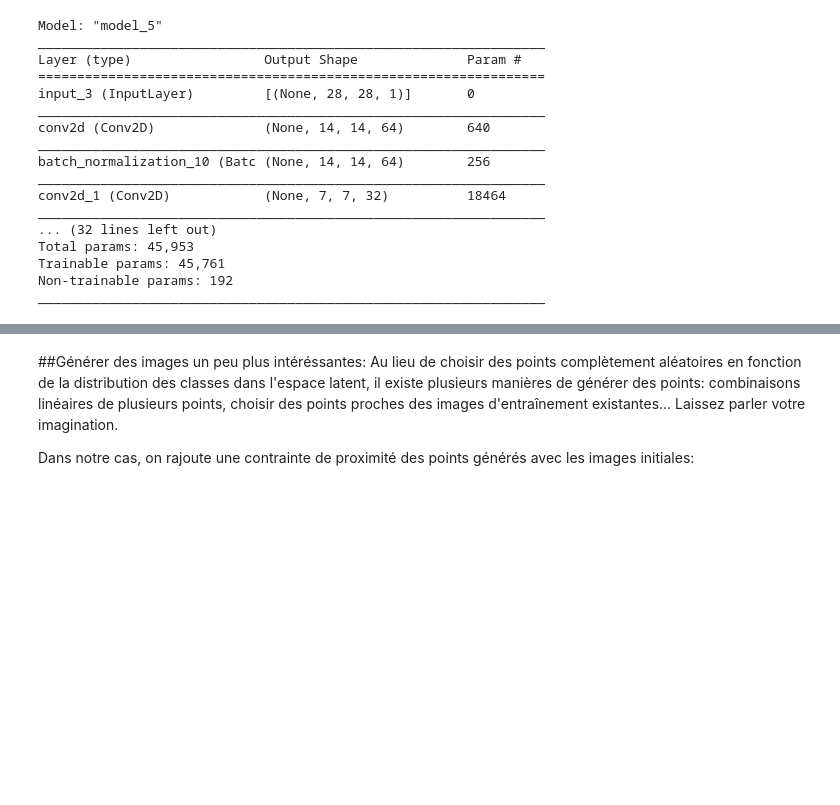
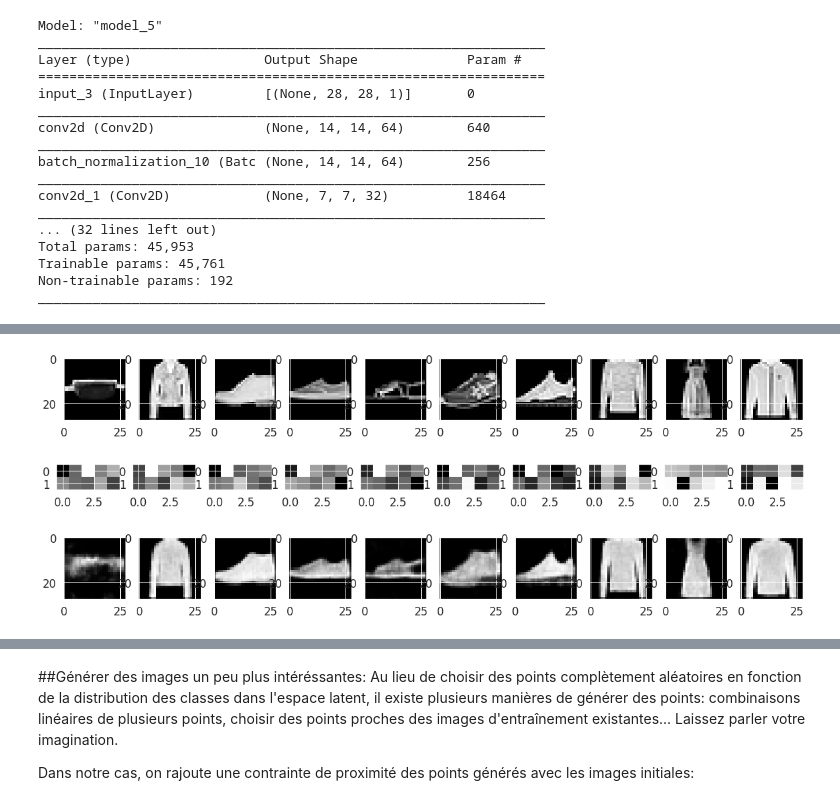
Before and after one commit to JosephGesnouin/Unsup_gener_nets, a Jupyter notebook: TP_modeles_génératifs.ipynb, the cells around one changed output, grey strips where cells are left out. Drawn from its saved outputs; the diff is of its cells as text; code cells hidden in the pictures; blank space fills up the shorter version.

```diff
--- a/TP_modeles_génératifs.ipynb
+++ b/TP_modeles_génératifs.ipynb
@@ -492,25 +492,29 @@ preds_latent = encoder.predict(train_x2)
 # %%
 #images originales
 from PIL import Image
 f, ax = plt.subplots(1,10)
 f.set_size_inches(20, 20)
 for i in range(10):
-    ax[i].imshow(train_x2[i].reshape(28, 28))
+    ax[i].imshow(train_x2[i].reshape(28, 28),cmap='gray')
 plt.show()
 
 #visualisation du latent space
 f, ax = plt.subplots(1,10)
 f.set_size_inches(20, 20)
 for i in range(10):
-    ax[i].imshow(preds_latent[i].reshape(2, 5))
+    ax[i].imshow(preds_latent[i].reshape(2, 5),cmap='gray')
 plt.show()
 
 #visualisation
 f, ax = plt.subplots(1,10)
 f.set_size_inches(20, 20)
 for i in range(10):
-    ax[i].imshow(preds[i].reshape(28, 28))
+    ax[i].imshow(preds[i].reshape(28, 28),cmap='gray')
 plt.show()
+# %% [output]
+[figure, added]
+[figure, added]
+[figure, added]
 # %%
 from sklearn.manifold import TSNE
 
```
Also changed, not shown: parts of 25 cells of this notebook.
